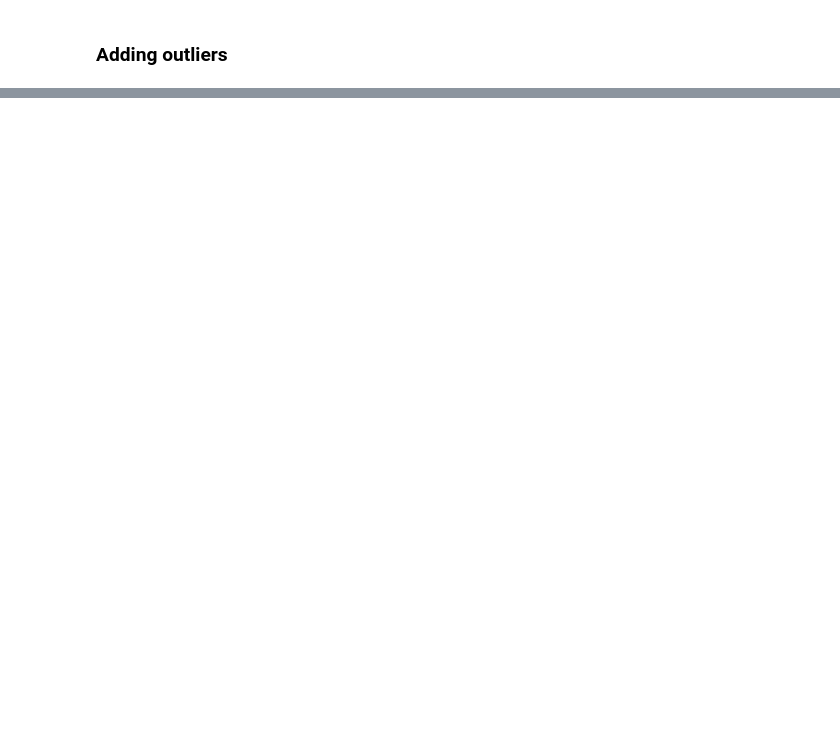
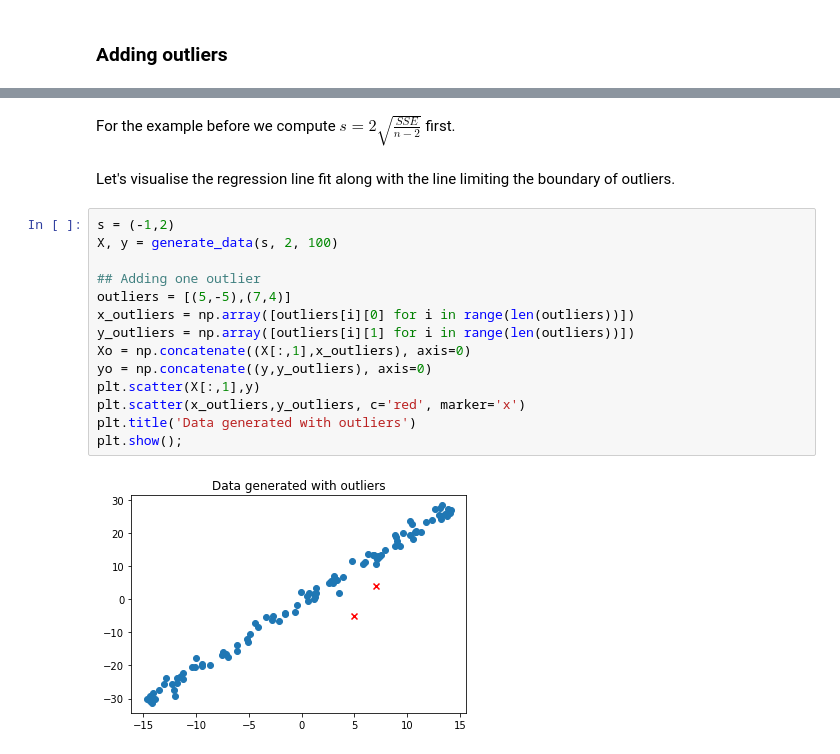
Before and after one commit to Baraa42/Elalami-Skakova-INM702-Coursework, a Jupyter notebook: Task2/task2_baraa_notebook.ipynb, the cells around one changed output, grey strips where cells are left out. Drawn from its saved outputs; the diff is of its cells as text; blank space fills up the shorter version.

```diff
--- a/Task2/task2_baraa_notebook.ipynb
+++ b/Task2/task2_baraa_notebook.ipynb
@@ -247,0 +261,20 @@ plt.show();
+# %% [markdown]
+For the example before we compute $ s =  2 \sqrt{\frac{SSE}{n-2}}$ first.
+# %% [markdown]
+Let's visualise the regression line fit along with the line limiting the boundary of outliers.
+# %%
+s = (-1,2)
+X, y = generate_data(s, 2, 100)
+
+## Adding one outlier
+outliers = [(5,-5),(7,4)]
+x_outliers = np.array([outliers[i][0] for i in range(len(outliers))])
+y_outliers = np.array([outliers[i][1] for i in range(len(outliers))])
+Xo = np.concatenate((X[:,1],x_outliers), axis=0)
+yo = np.concatenate((y,y_outliers), axis=0)
+plt.scatter(X[:,1],y)
+plt.scatter(x_outliers,y_outliers, c='red', marker='x')
+plt.title('Data generated with outliers')
+plt.show();
+# %% [output]
+[figure, added]
```
Also changed, not shown: parts of 13 cells of this notebook, 1 other file.
